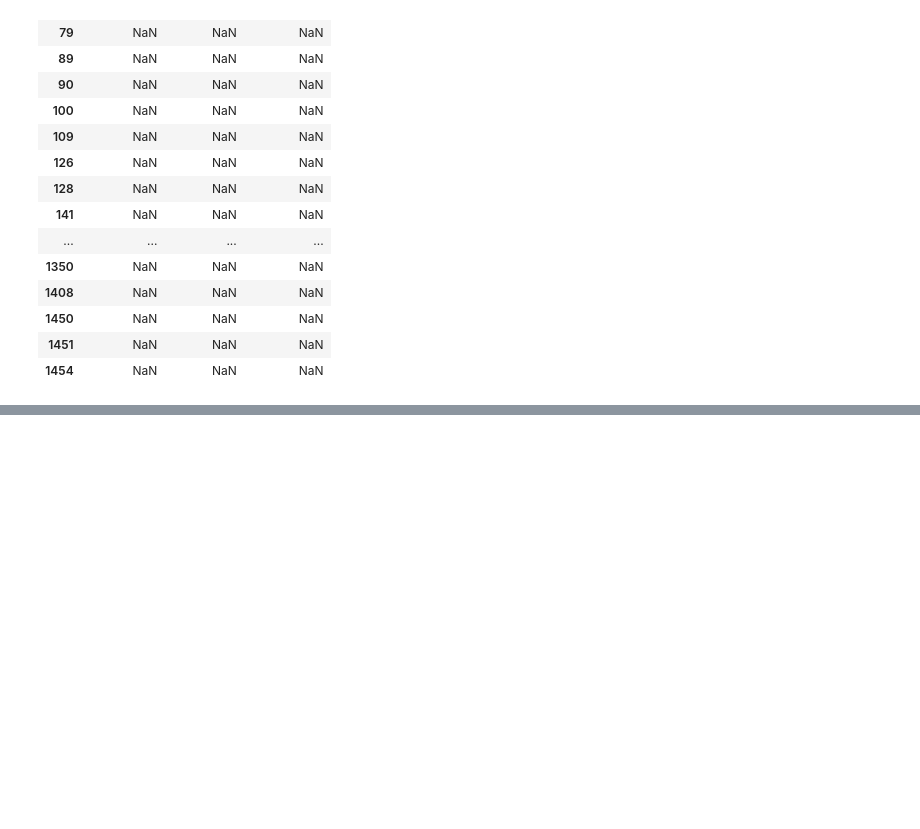
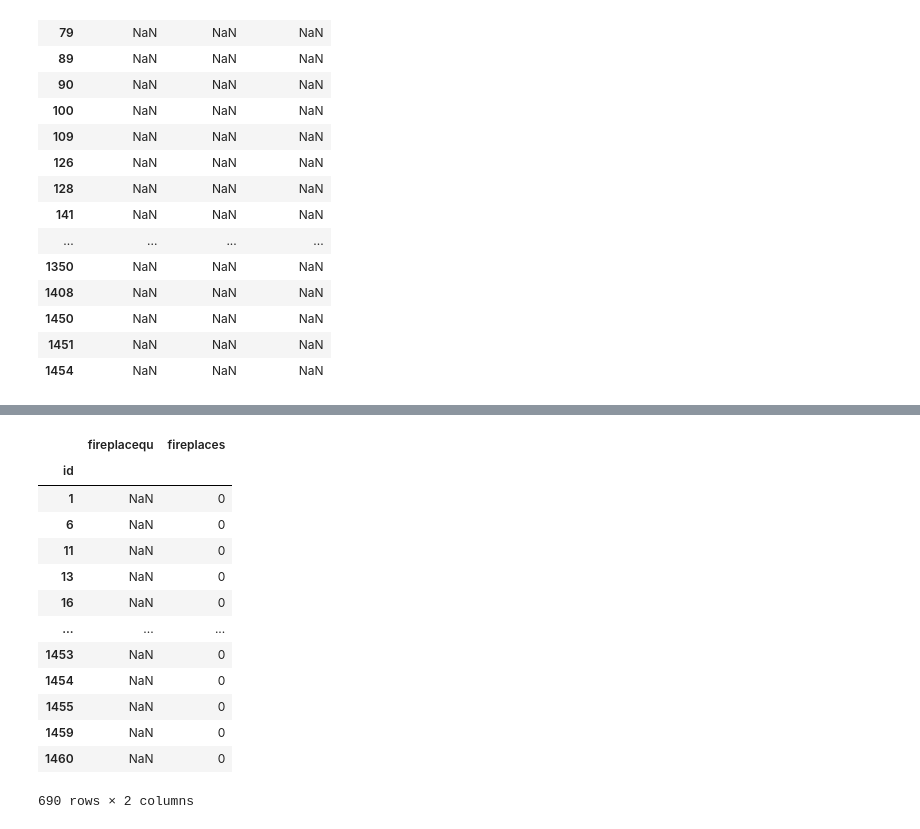
Before and after one commit to ashen007/pandas_data_analysis, a Jupyter notebook: v_3/r_2.ipynb, the cells around one changed output, grey strips where cells are left out. Cells and saved outputs as stored; diff of their text form; code cells hidden in the pictures; blank space fills up the shorter version.

```diff
--- a/v_3/r_2.ipynb
+++ b/v_3/r_2.ipynb
@@ -475,0 +489,17 @@ train_data.iloc[np.where(train_data['garagecond'].isna())][['garagecond','garage
+# %%
+train_data.iloc[np.where(train_data['fireplacequ'].isna())][['fireplacequ','fireplaces']]
+# %% [output]
+|  | fireplacequ | fireplaces |
+| id |  |  |
+| 1 | NaN | 0 |
+| 6 | NaN | 0 |
+| 11 | NaN | 0 |
+| 13 | NaN | 0 |
+| 16 | NaN | 0 |
+| ... | ... | ... |
+| 1453 | NaN | 0 |
+| 1454 | NaN | 0 |
+| 1455 | NaN | 0 |
+| 1459 | NaN | 0 |
+| 1460 | NaN | 0 |
+690 rows × 2 columns
```
Also changed, not shown: parts of 3 cells of this notebook.
